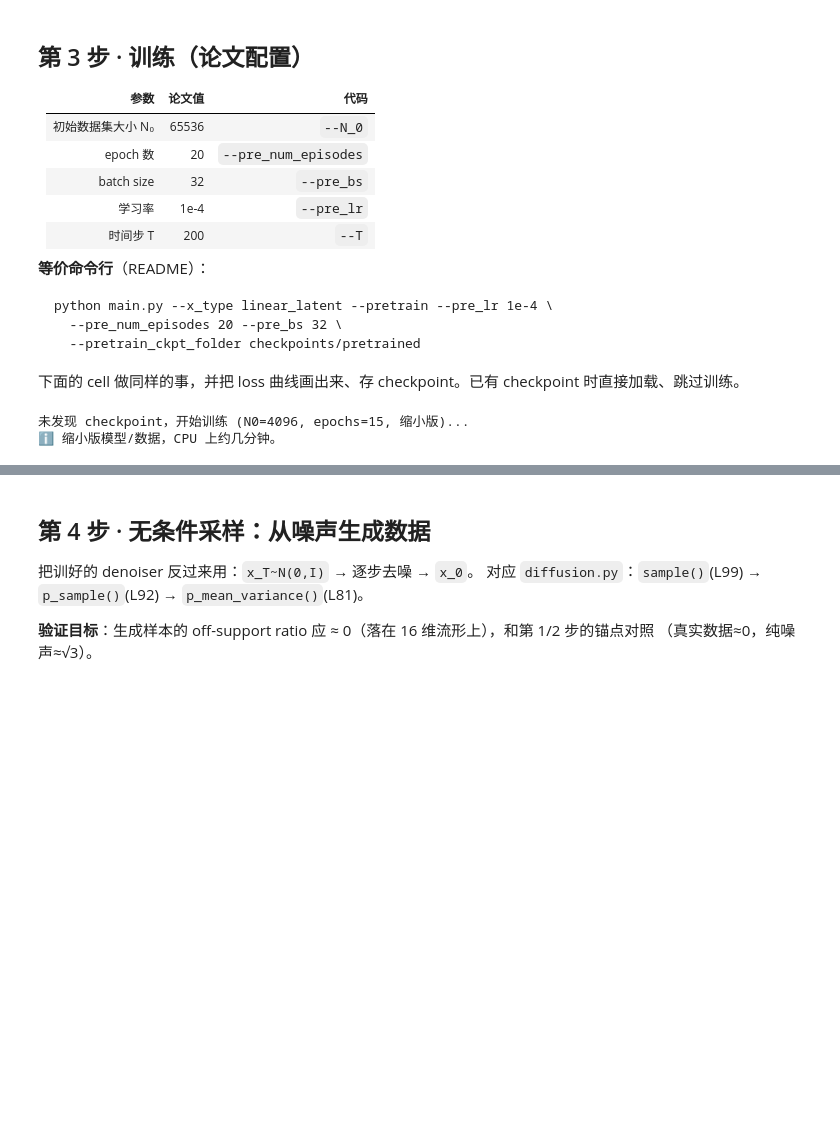
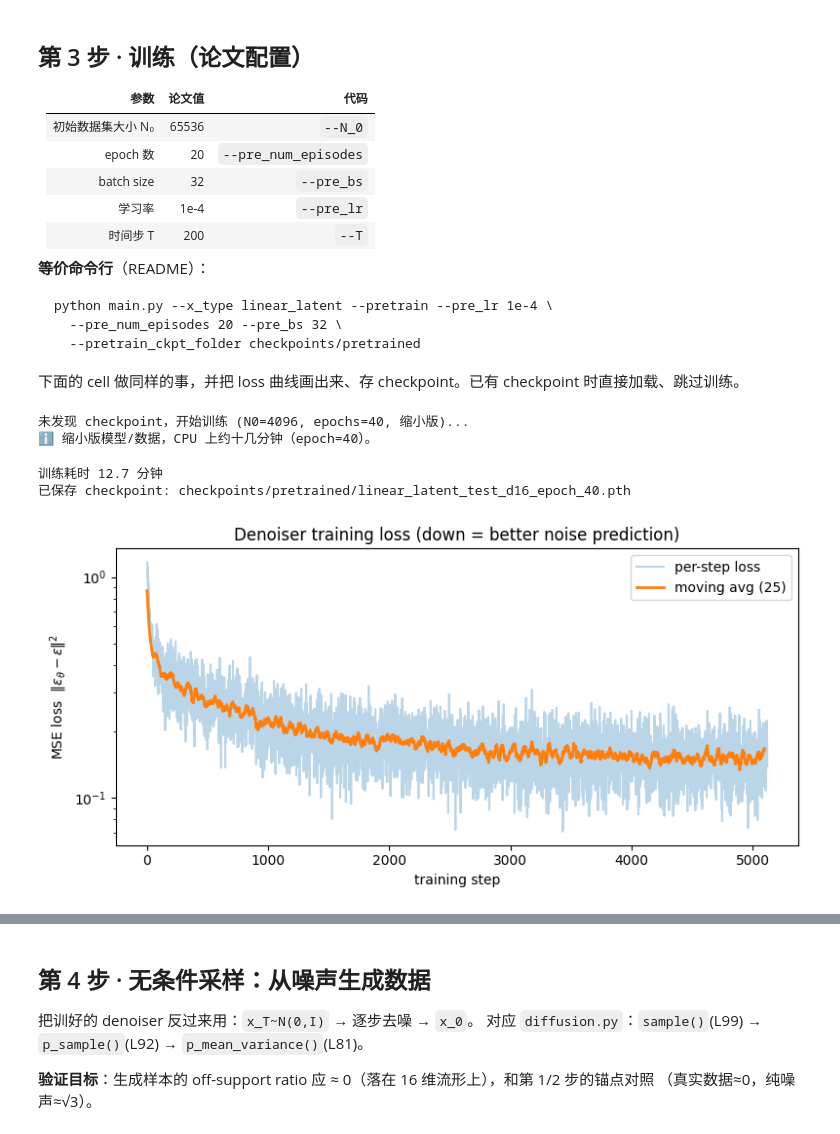
Before and after one commit to Sautoy/GGDMOptim, a Jupyter notebook: simulations/notebooks/train_and_sample_test.ipynb, the cells around one changed output, grey strips where cells are left out. Cells and saved outputs as stored; diff of their text form; code cells hidden in the pictures; blank space fills up the shorter version.

```diff
--- a/simulations/notebooks/train_and_sample_test.ipynb
+++ b/simulations/notebooks/train_and_sample_test.ipynb
@@ -87,8 +87,8 @@ python main.py --x_type linear_latent --pretrain --pre_lr 1e-4 \
 下面的 cell 做同样的事，并把 loss 曲线画出来、存 checkpoint。已有 checkpoint 时直接加载、跳过训练。
 # %%
 # 测试配置（CPU 友好；非论文严格配置）
-N0, EPOCHS, BS, LR = 4096, 15, 32, 1e-4
-CKPT = "checkpoints/pretrained/linear_latent_test_d16_epoch_15.pth"
+N0, EPOCHS, BS, LR = 4096, 40, 32, 1e-4
+CKPT = "checkpoints/pretrained/linear_latent_test_d16_epoch_40.pth"
 
 if os.path.exists(CKPT):
     info = torch.load(CKPT, map_location=device)
@@ -97,7 +97,7 @@ if os.path.exists(CKPT):
     losses = None
 else:
     print(f"未发现 checkpoint，开始训练 (N0={N0}, epochs={EPOCHS}, 缩小版)...")
-    print("ℹ️ 缩小版模型/数据，CPU 上约几分钟。")
+    print("ℹ️ 缩小版模型/数据，CPU 上约十几分钟（epoch=40）。")
     set_seed(2345)
     data = torch.from_numpy(g.generate_x(N0)).float()
     loader = DataLoader(TensorDataset(data), batch_size=BS)
@@ -116,21 +116,25 @@ else:
                 "model_state_dict": diff.state_dict()}, CKPT)
     print("已保存 checkpoint:", CKPT)
 # %% [output]
-未发现 checkpoint，开始训练 (N0=4096, epochs=15, 缩小版)...
-ℹ️ 缩小版模型/数据，CPU 上约几分钟。
+未发现 checkpoint，开始训练 (N0=4096, epochs=40, 缩小版)...
+ℹ️ 缩小版模型/数据，CPU 上约十几分钟（epoch=40）。
+训练耗时 12.7 分钟
+已保存 checkpoint: checkpoints/pretrained/linear_latent_test_d16_epoch_40.pth
 # %%
 # loss 曲线（仅当本次实际训练了才有）
 if losses is not None:
     losses = np.array(losses)
     plt.figure(figsize=(8, 4))
-    plt.plot(losses, alpha=0.3, label="每步 loss")
+    plt.plot(losses, alpha=0.3, label="per-step loss")
     # 滑动平均看趋势
     k = max(1, len(losses)//200)
     smooth = np.convolve(losses, np.ones(k)/k, mode="valid")
-    plt.plot(np.arange(len(smooth)), smooth, lw=2, label=f"滑动平均({k})")
-    plt.xlabel("训练步"); plt.ylabel("MSE loss = ‖ε_θ - ε‖²"); plt.legend()
-    plt.title("denoiser 训练 loss（下降 = 越来越会预测噪声）"); plt.yscale("log")
+    plt.plot(np.arange(len(smooth)), smooth, lw=2, label=f"moving avg ({k})")
+    plt.xlabel("training step"); plt.ylabel(r"MSE loss  $\|\epsilon_\theta - \epsilon\|^2$"); plt.legend()
+    plt.title("Denoiser training loss (down = better noise prediction)"); plt.yscale("log")
     plt.tight_layout(); plt.show()
     print("首/末步 loss: %.4f → %.4f" % (losses[0], losses[-1]))
 else:
     print("加载了现成 checkpoint，无本次训练 loss 曲线。")
+# %% [output]
+[figure, added]
```
Also changed, not shown: parts of 5 cells of this notebook.
